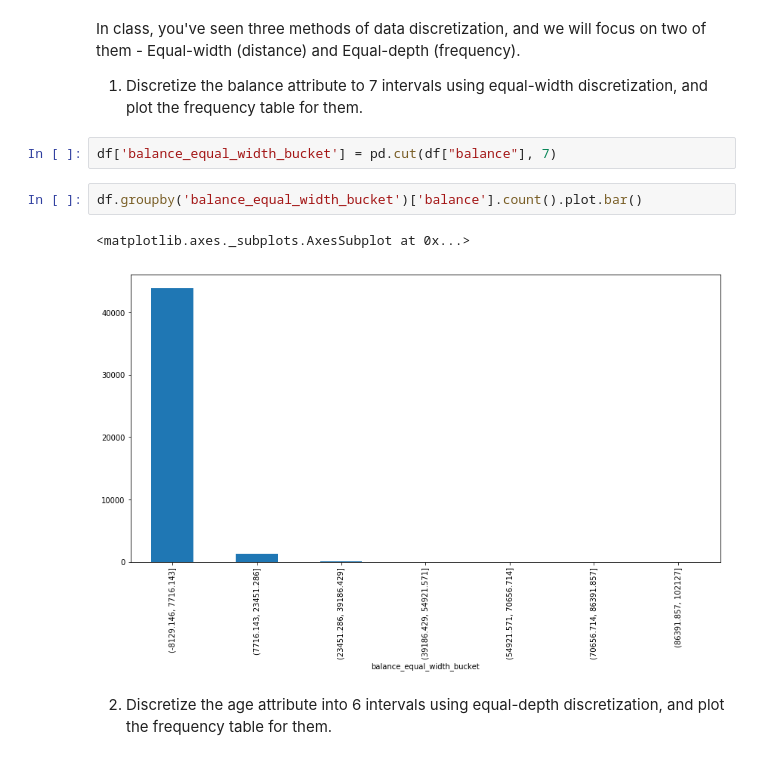
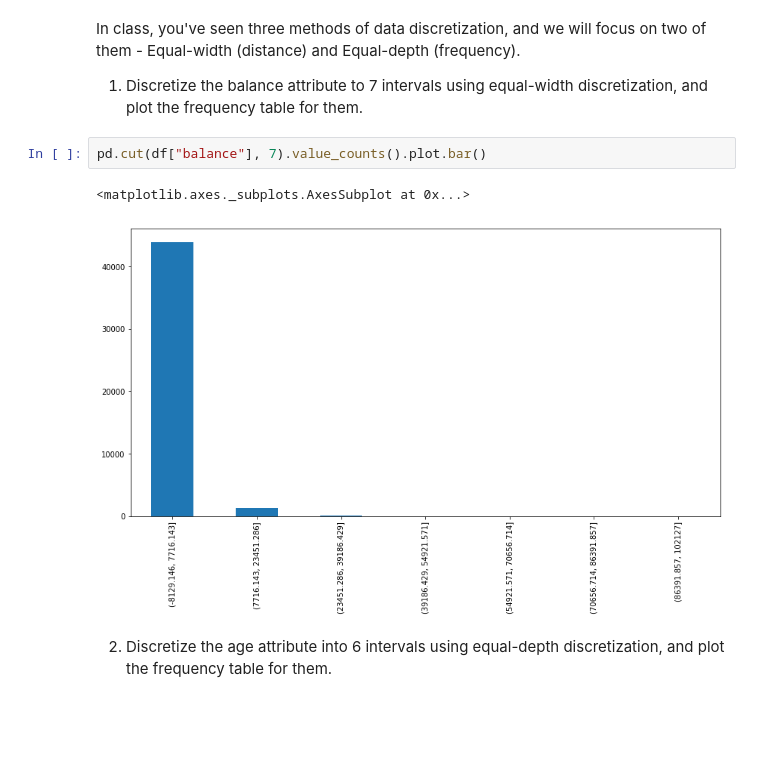
Before and after one commit to ilaif/ds-hw, a Jupyter notebook: hw1/DS_HW1-Ilai.ipynb, the cells around one changed output. Cells and saved outputs as stored; diff of their text form; blank space fills up the shorter version.

```diff
--- a/hw1/DS_HW1-Ilai.ipynb
+++ b/hw1/DS_HW1-Ilai.ipynb
@@ -181,12 +207,10 @@ In class, you've seen three methods of data discretization, and we will focus on
 
 1) Discretize the balance attribute to 7 intervals using equal-width discretization, and plot the frequency table for them.
 # %%
-df['balance_equal_width_bucket'] = pd.cut(df["balance"], 7)
+pd.cut(df["balance"], 7).value_counts().plot.bar()
+# %% [output]
+<matplotlib.axes._subplots.AxesSubplot at 0x...>
+[figure, added]
-# %%
-df.groupby('balance_equal_width_bucket')['balance'].count().plot.bar()
-# %% [output]
-<matplotlib.axes._subplots.AxesSubplot at 0x...>
-[figure, removed]
 # %% [markdown]
 2) Discretize the age attribute into 6 intervals using equal-depth discretization, and plot the frequency table for them.
 # %%
```
Also changed, not shown: parts of 6 cells of this notebook.
